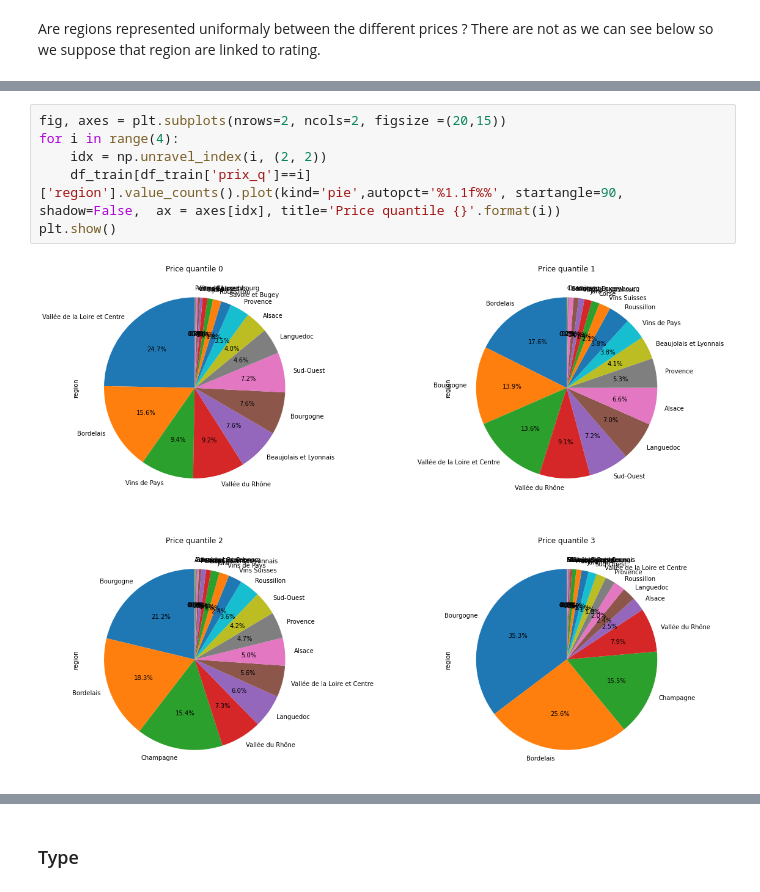
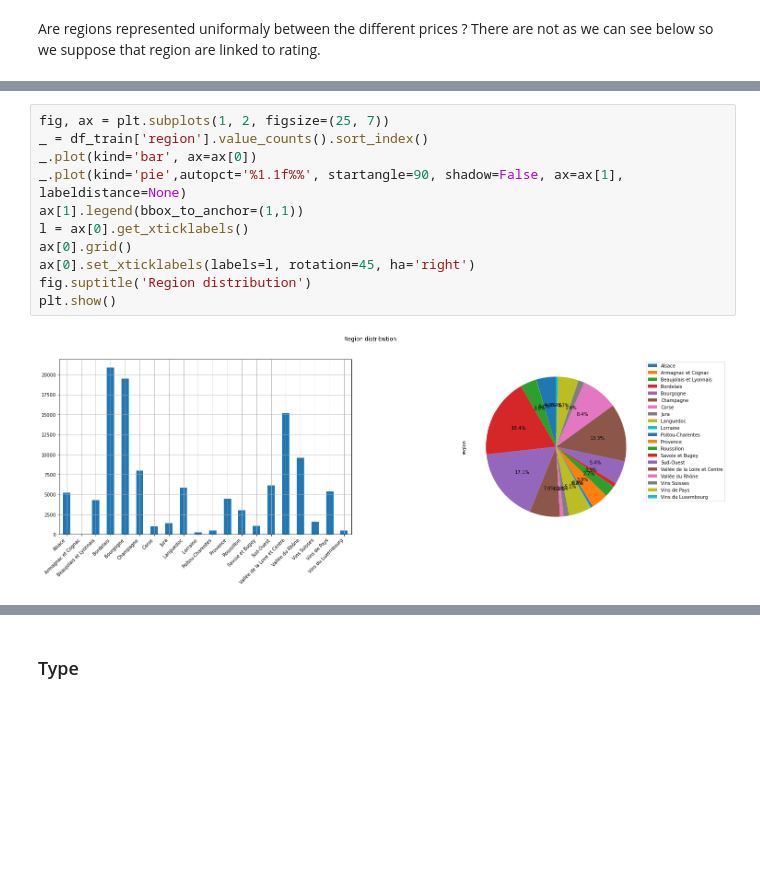
Before and after one commit to guillaumebrl/In-Vino-Veritas, a Jupyter notebook: Starting_kit_2.ipynb, the cells around one changed output, grey strips where cells are left out. Saved outputs shown, nothing was run; the diff lists cells and outputs as text; blank space fills up the shorter version.

```diff
--- a/Starting_kit_2.ipynb
+++ b/Starting_kit_2.ipynb
@@ -256,8 +205,13 @@ plt.show()
-# %%
-fig, axes = plt.subplots(nrows=2, ncols=2, figsize =(20,15))
-for i in range(4):
-    idx = np.unravel_index(i, (2, 2))
-    df_train[df_train['prix_q']==i]['region'].value_counts().plot(kind='pie',autopct='%1.1f%%', startangle=90, shadow=False,  ax = axes[idx], title='Price quantile {}'.format(i))
-plt.show()
-# %% [output]
-[figure, removed]
+# %%
+fig, ax = plt.subplots(1, 2, figsize=(25, 7))
+_ = df_train['region'].value_counts().sort_index()
+_.plot(kind='bar', ax=ax[0])
+_.plot(kind='pie',autopct='%1.1f%%', startangle=90, shadow=False, ax=ax[1], labeldistance=None)
+ax[1].legend(bbox_to_anchor=(1,1))
+l = ax[0].get_xticklabels()
+ax[0].grid()
+ax[0].set_xticklabels(labels=l, rotation=45, ha='right')
+fig.suptitle('Region distribution')
+plt.show()
+# %% [output]
+[figure, added]
```
Also changed, not shown: parts of 33 cells of this notebook, 4 other files.
